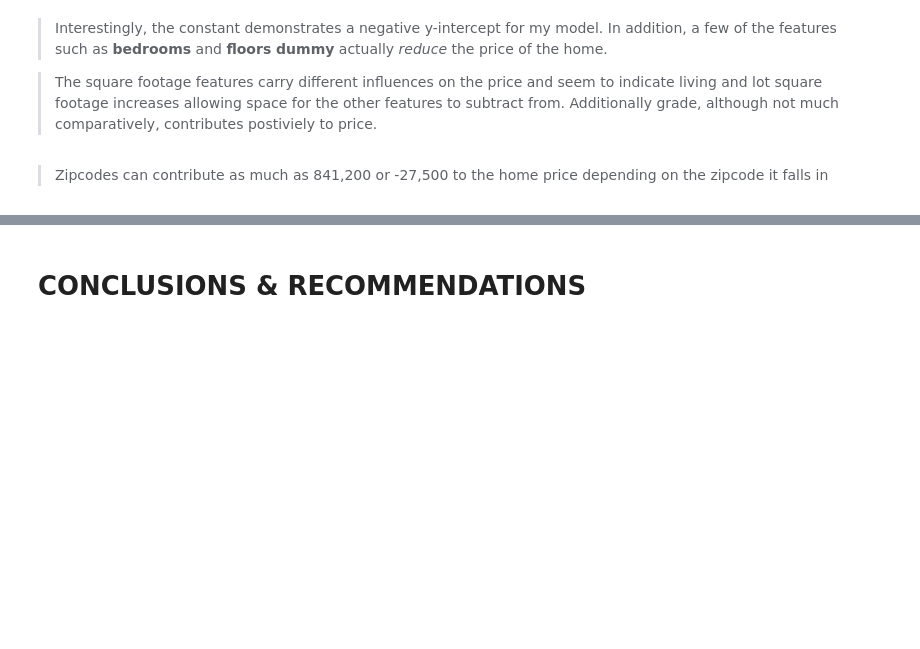
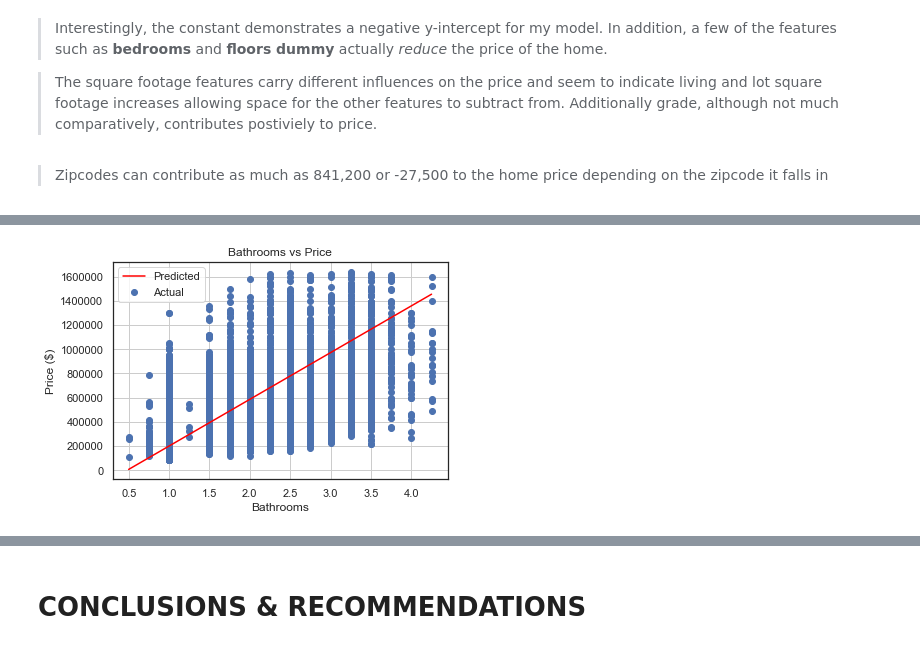
Before and after one commit to dfuller22/Mod1_Project1.1, a Jupyter notebook: Mod1_Project1.2.ipynb, the cells around one changed output, grey strips where cells are left out. Cells and saved outputs as stored; diff of their text form; code cells hidden in the pictures; blank space fills up the shorter version.

```diff
--- a/Mod1_Project1.2.ipynb
+++ b/Mod1_Project1.2.ipynb
@@ -1590,0 +1620,10 @@ strong multicollinearity problems or that the design matrix is singular.
+# %%
+plt.scatter(x5, y1, label='Actual')
+plt.plot(x2, y2, c='red', label='Predicted')
+plt.xlabel('Bathrooms')
+plt.ylabel('Price ($)')
+plt.title('Bathrooms vs Price')
+plt.grid()
+plt.legend();
+# %% [output]
+[figure, added]
```
Also changed, not shown: parts of 11 cells of this notebook.
